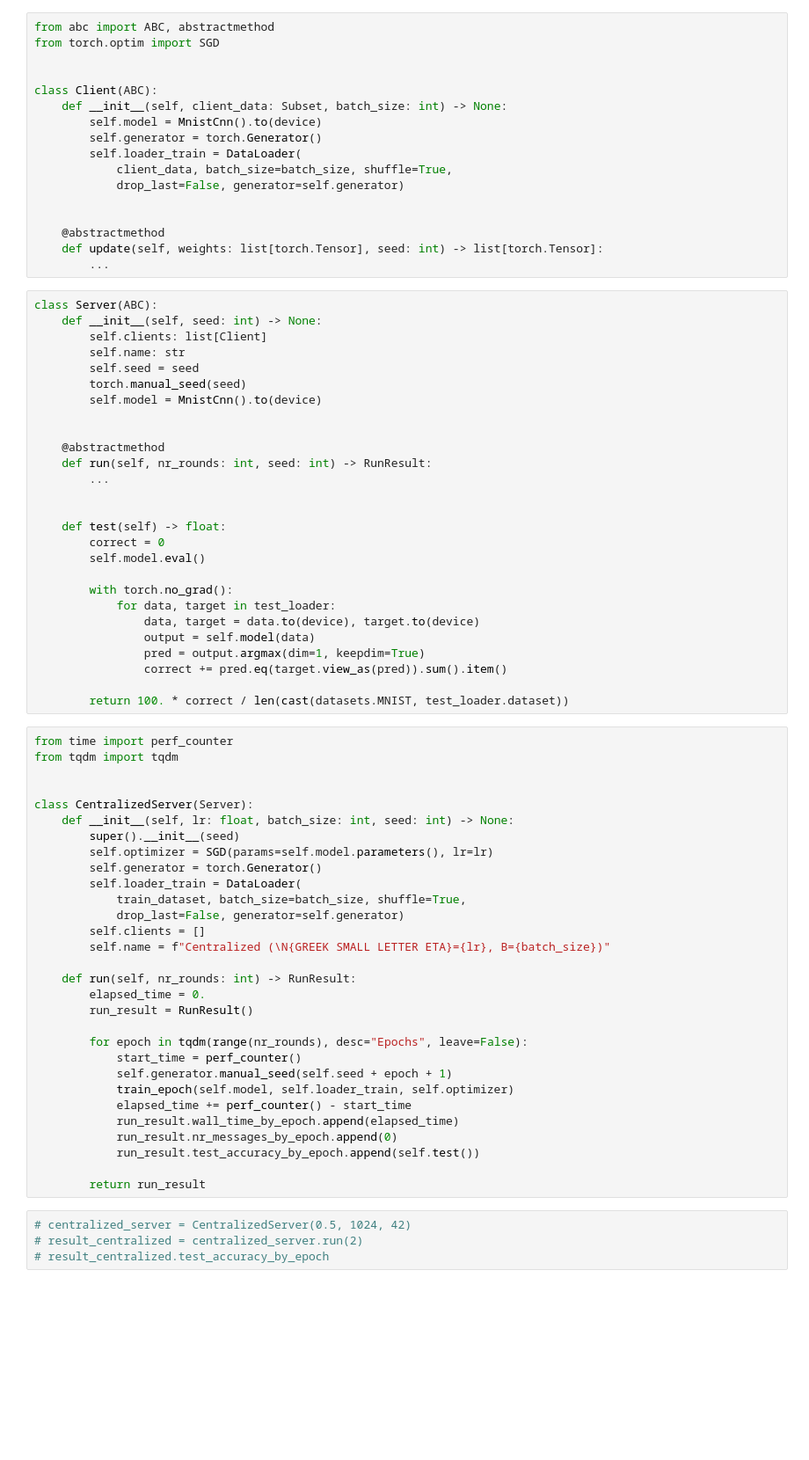
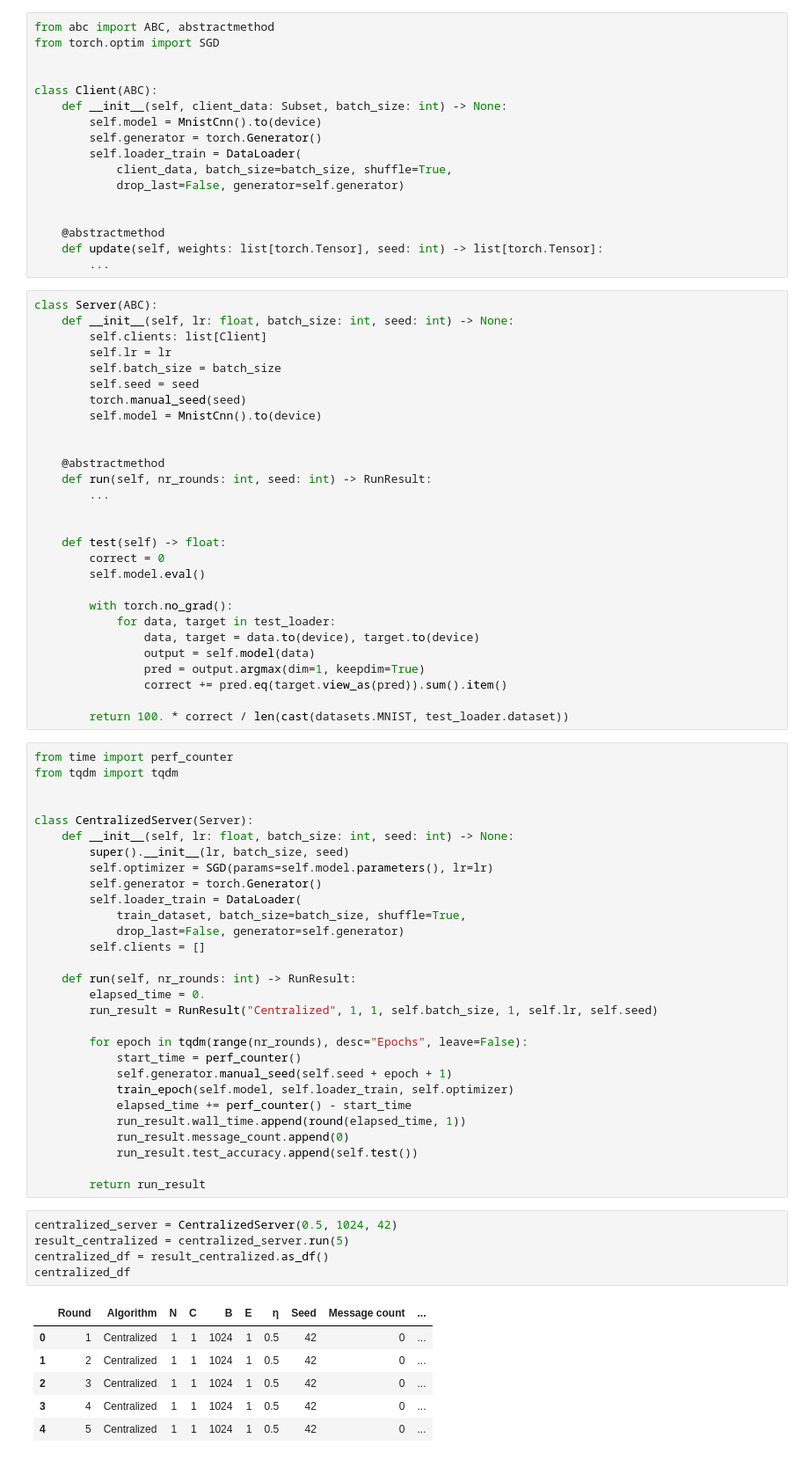
Before and after one commit to lydiaYchen/DDL24Spring, a Jupyter notebook: lab/lab-hfl.ipynb, the cells around one changed output. Shown at 88% size. Cells and saved outputs as stored; diff of their text form; blank space fills up the shorter version.

Commit message:
Restructure result output & add example plot

```diff
--- a/lab/lab-hfl.ipynb
+++ b/lab/lab-hfl.ipynb
@@ -119,9 +140,10 @@ class Client(ABC):
         ...
 # %%
 class Server(ABC):
-    def __init__(self, seed: int) -> None:
+    def __init__(self, lr: float, batch_size: int, seed: int) -> None:
         self.clients: list[Client]
-        self.name: str
+        self.lr = lr
+        self.batch_size = batch_size
         self.seed = seed
         torch.manual_seed(seed)
         self.model = MnistCnn().to(device)
@@ -151,31 +173,38 @@ from tqdm import tqdm
 
 class CentralizedServer(Server):
     def __init__(self, lr: float, batch_size: int, seed: int) -> None:
-        super().__init__(seed)
+        super().__init__(lr, batch_size, seed)
         self.optimizer = SGD(params=self.model.parameters(), lr=lr)
         self.generator = torch.Generator()
         self.loader_train = DataLoader(
             train_dataset, batch_size=batch_size, shuffle=True,
             drop_last=False, generator=self.generator)
         self.clients = []
-        self.name = f"Centralized (\N{GREEK SMALL LETTER ETA}={lr}, B={batch_size})"
 
     def run(self, nr_rounds: int) -> RunResult:
         elapsed_time = 0.
-        run_result = RunResult()
+        run_result = RunResult("Centralized", 1, 1, self.batch_size, 1, self.lr, self.seed)
 
         for epoch in tqdm(range(nr_rounds), desc="Epochs", leave=False):
             start_time = perf_counter()
             self.generator.manual_seed(self.seed + epoch + 1)
             train_epoch(self.model, self.loader_train, self.optimizer)
             elapsed_time += perf_counter() - start_time
-            run_result.wall_time_by_epoch.append(elapsed_time)
-            run_result.nr_messages_by_epoch.append(0)
-            run_result.test_accuracy_by_epoch.append(self.test())
+            run_result.wall_time.append(round(elapsed_time, 1))
+            run_result.message_count.append(0)
+            run_result.test_accuracy.append(self.test())
 
         return run_result
 # %%
-# centralized_server = CentralizedServer(0.5, 1024, 42)
-# result_centralized = centralized_server.run(2)
-# result_centralized.test_accuracy_by_epoch
+centralized_server = CentralizedServer(0.5, 1024, 42)
+result_centralized = centralized_server.run(5)
+centralized_df = result_centralized.as_df()
+centralized_df
+# %% [output]
+|  | Round | Algorithm | N | C | B | E | η | Seed | Message count | ... |
+| 0 | 1 | Centralized | 1 | 1 | 1024 | 1 | 0.5 | 42 | 0 | ... |
+| 1 | 2 | Centralized | 1 | 1 | 1024 | 1 | 0.5 | 42 | 0 | ... |
+| 2 | 3 | Centralized | 1 | 1 | 1024 | 1 | 0.5 | 42 | 0 | ... |
+| 3 | 4 | Centralized | 1 | 1 | 1024 | 1 | 0.5 | 42 | 0 | ... |
+| 4 | 5 | Centralized | 1 | 1 | 1024 | 1 | 0.5 | 42 | 0 | ... |
 # %%
```
Also changed, not shown: parts of 13 cells of this notebook.
